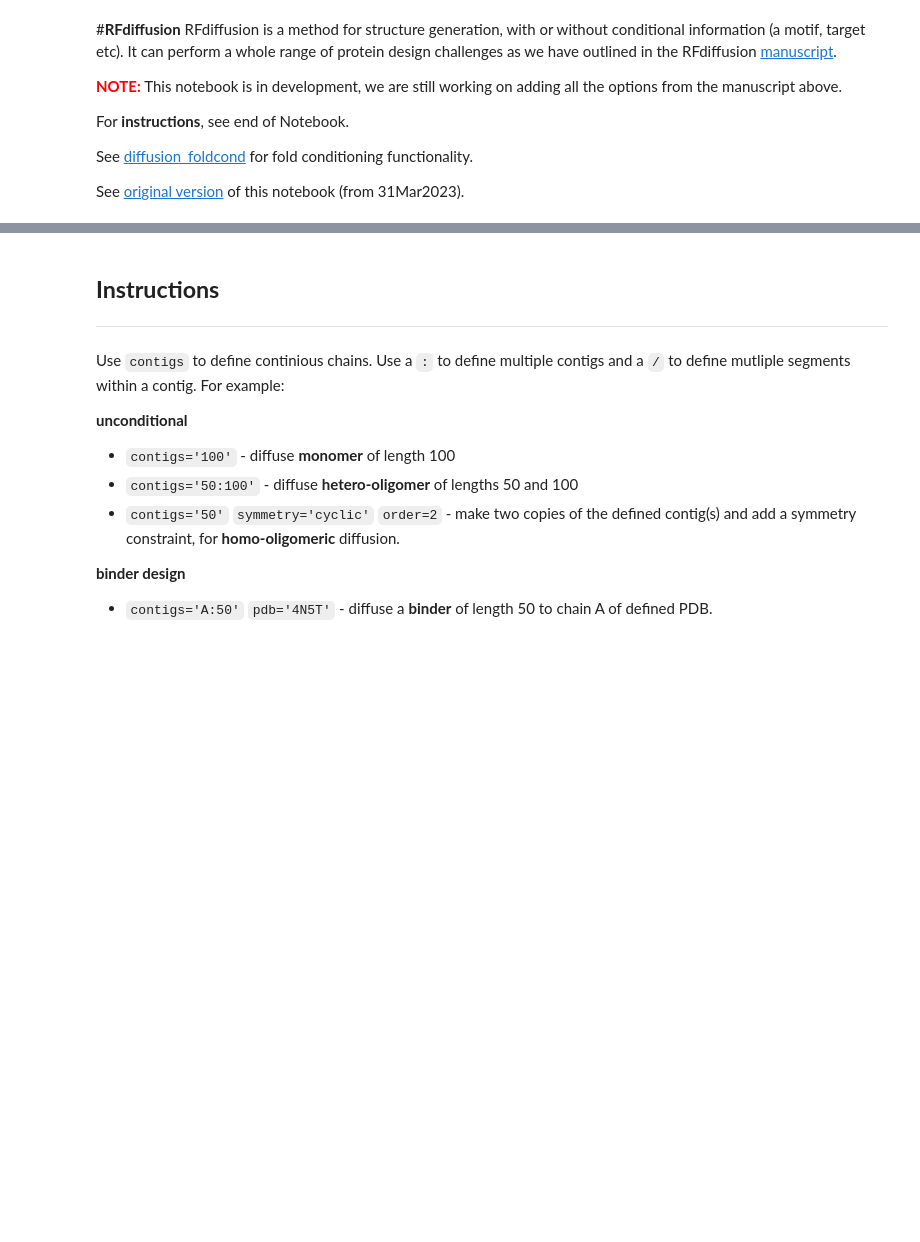
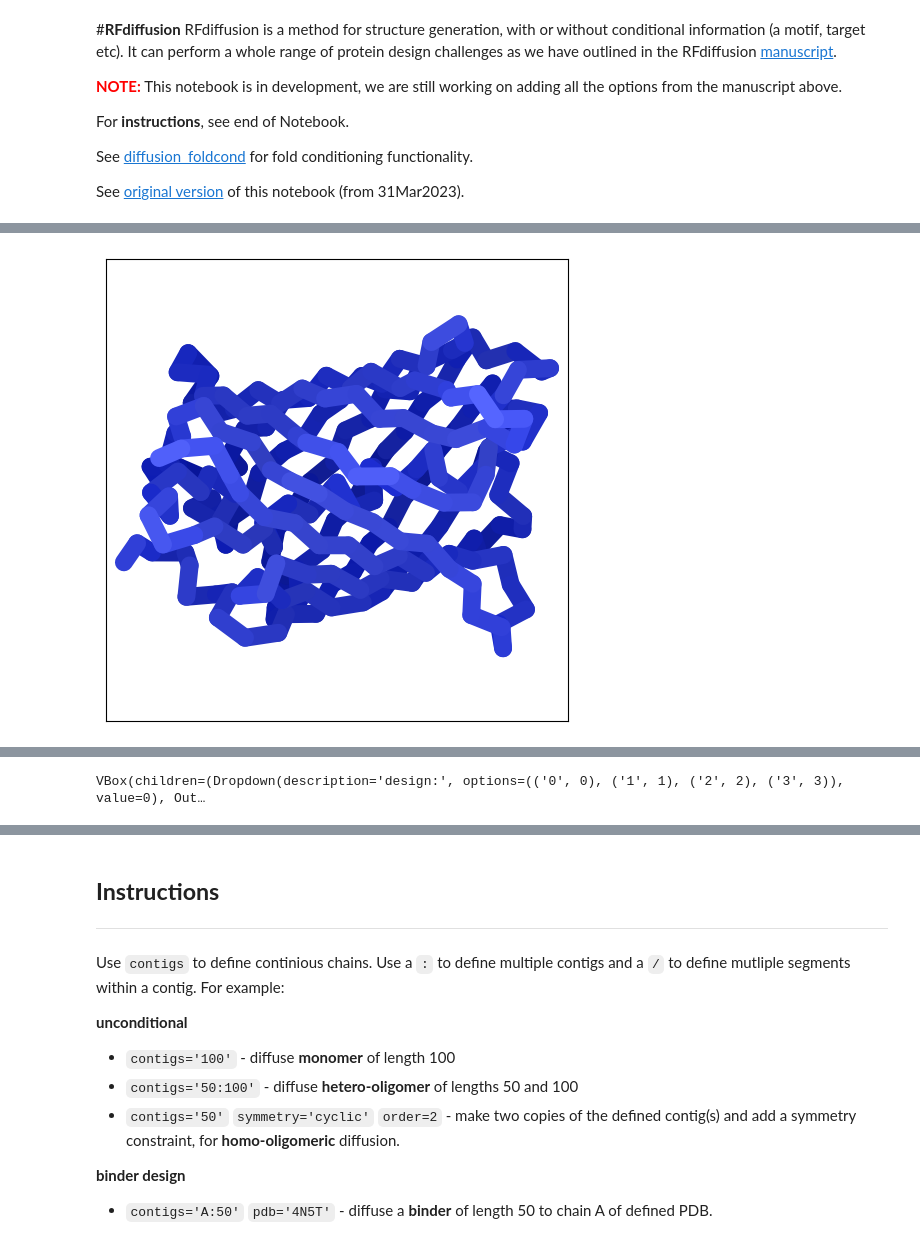
Before and after one commit to kouroshSA/rfDiff, a Jupyter notebook: GFP_Option2_PartialDiffusion.ipynb, the cells around one changed output, grey strips where cells are left out. Drawn from its saved outputs; the diff is of its cells as text; code cells hidden in the pictures; blank space fills up the shorter version.

```diff
--- a/GFP_Option2_PartialDiffusion.ipynb
+++ b/GFP_Option2_PartialDiffusion.ipynb
@@ -374,32 +371,34 @@ add_potential = True #@param {type:"boolean"}
 #@markdown ---
 #@markdown **advanced** settings
 #@markdown ---
-partial_T = "80" # @param ["auto", "10", "20", "40", "60", "80"]
+partial_T = "40" # @param ["auto", "10", "20", "40", "60", "80"]
 #@markdown - specify number of noising steps (only used for the partial diffusion protocol)
 use_beta_model = False #@param {type:"boolean"}
 #@markdown - if you are seeing lots of helices, switch to the "beta" params for a better SSE balance.
 
 # determine where to save
 path = name
 while os.path.exists(f"outputs/{path}_0.pdb"):
   path = name + "_" + ''.join(random.choices(string.ascii_lowercase + string.digits, k=5))
 
 flags = {"contigs":contigs,
          "pdb":pdb,
          "order":order,
          "iterations":iterations,
          "symmetry":symmetry,
          "hotspot":hotspot,
          "path":path,
          "chains":chains,
          "add_potential":add_potential,
          "num_designs":num_designs,
          "use_beta_model":use_beta_model,
          "visual":visual,
          "partial_T":partial_T}
 
 for k,v in flags.items():
   if isinstance(v,str):
     flags[k] = v.replace("'","").replace('"','')
 
 contigs, copies = run_diffusion(**flags)
+# %% [output]
+[figure, added]
@@ -472,6 +473,8 @@ if num_designs > 1:
     plot_pdb(dropdown.value)
 else:
   plot_pdb()
+# %% [output]
+VBox(children=(Dropdown(description='design:', options=(('0', 0), ('1', 1), ('2', 2), ('3', 3)), value=0), Out…
 # %%
 %%time
 #@title run **ProteinMPNN** to generate a sequence and **AlphaFold** to validate
```
Also changed, not shown: parts of 4 cells of this notebook.
